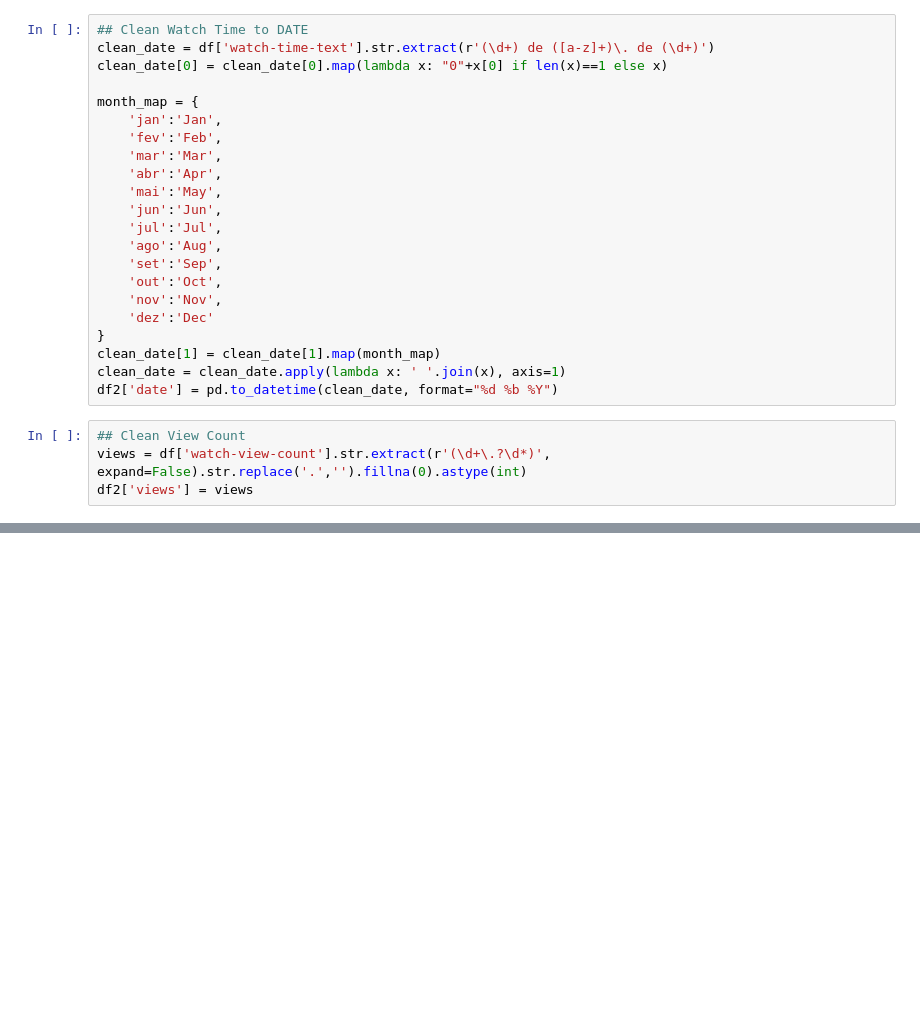
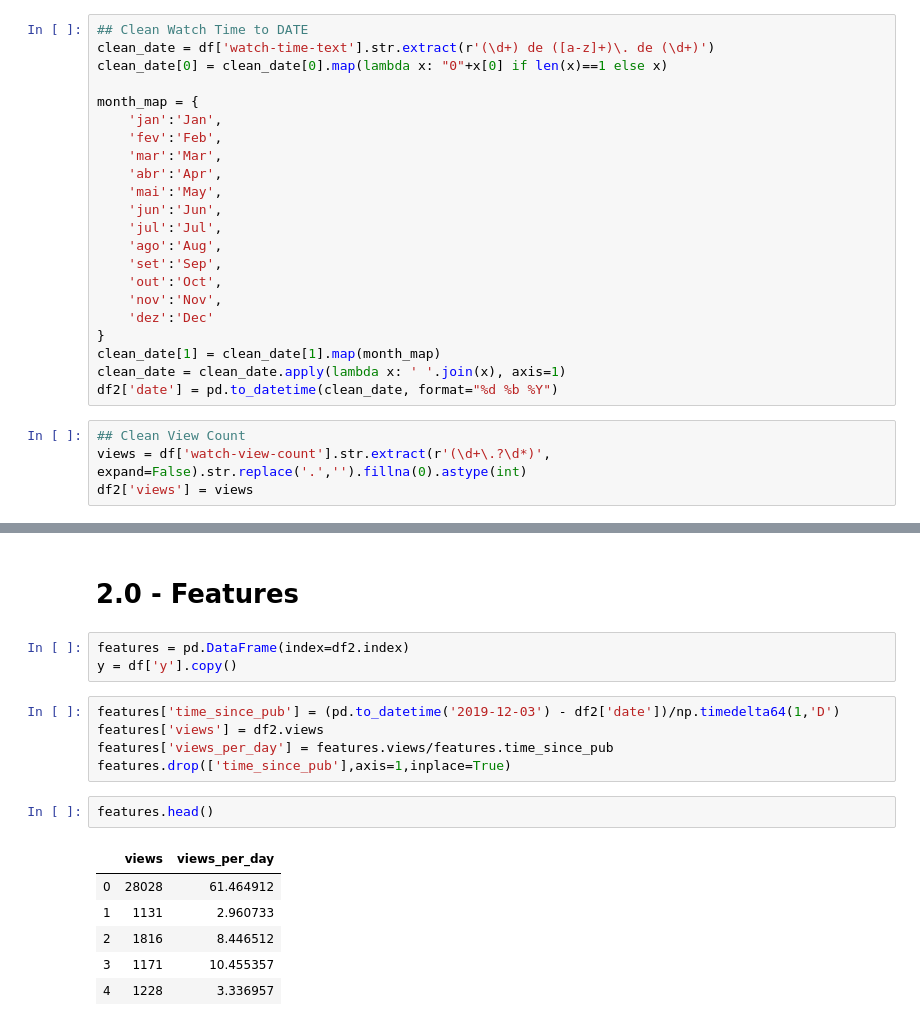
Before and after one commit to vinicvaz/ML-Recomendation, a Jupyter notebook: Model01.ipynb, the cells around one changed output, grey strips where cells are left out. Drawn from its saved outputs; the diff is of its cells as text; blank space fills up the shorter version.

```diff
--- a/Model01.ipynb
+++ b/Model01.ipynb
@@ -66,0 +51,19 @@ df
+# %% [markdown]
+# 2.0 - Features
+# %%
+features = pd.DataFrame(index=df2.index)
+y = df['y'].copy()
+# %%
+features['time_since_pub'] = (pd.to_datetime('2019-12-03') - df2['date'])/np.timedelta64(1,'D')
+features['views'] = df2.views
+features['views_per_day'] = features.views/features.time_since_pub
+features.drop(['time_since_pub'],axis=1,inplace=True)
+# %%
+features.head()
+# %% [output]
+|  | views | views_per_day |
+| 0 | 28028 | 61.464912 |
+| 1 | 1131 | 2.960733 |
+| 2 | 1816 | 8.446512 |
+| 3 | 1171 | 10.455357 |
+| 4 | 1228 | 3.336957 |
```
Also changed, not shown: parts of 9 cells of this notebook.
